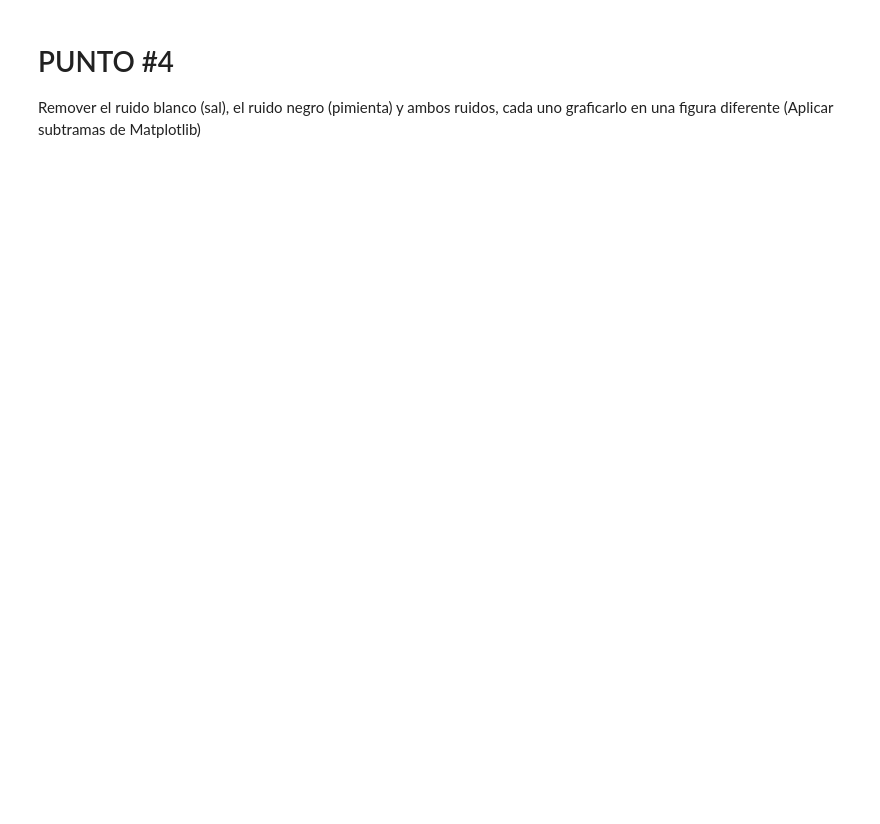
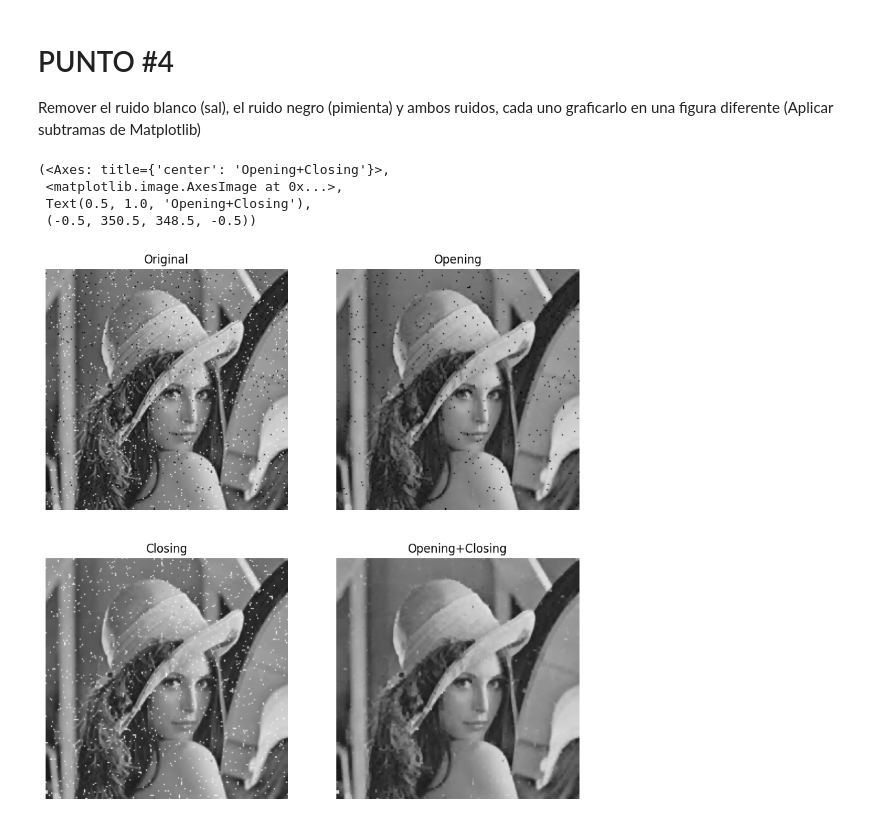
Before and after one commit to FelipeFerAl/ImageProcessing, a Jupyter notebook: Parcial1/ParcialImágenes.ipynb, the cells around one changed output. Cells and saved outputs as stored; diff of their text form; code cells hidden in the pictures; blank space fills up the shorter version.

```diff
--- a/Parcial1/ParcialImágenes.ipynb
+++ b/Parcial1/ParcialImágenes.ipynb
@@ -372,3 +376,21 @@ Ingrese la tolerancia en el radio de los círculos a buscar: 1
 # %% [markdown]
 # PUNTO #4
 Remover el ruido blanco (sal), el ruido negro (pimienta) y ambos ruidos, cada uno graficarlo en una figura diferente (Aplicar subtramas de Matplotlib)
+# %%
+lena_noise = mpimg.imread('ImageProcessing/Parcial1/lena_noise.png')
+
+im_open = cv2.morphologyEx(lena_noise, cv2.MORPH_OPEN, np.ones((3, 3), np.uint8))
+im_close = cv2.morphologyEx(lena_noise, cv2.MORPH_CLOSE, np.ones((3, 3), np.uint8))
+im_open_close = cv2.morphologyEx(im_close, cv2.MORPH_OPEN, np.ones((3, 3), np.uint8))
+
+pylab.figure(figsize=(10, 10))
+pylab.subplot(2,2,1), pylab.imshow(lena_noise), pylab.title("Original"), pylab.axis('off')
+pylab.subplot(2,2,2), pylab.imshow(im_open), pylab.title("Opening"), pylab.axis('off')
+pylab.subplot(2,2,3), pylab.imshow(im_close), pylab.title("Closing"), pylab.axis('off')
+pylab.subplot(2,2,4), pylab.imshow(im_open_close), pylab.title("Opening+Closing"), pylab.axis('off')
+# %% [output]
+(<Axes: title={'center': 'Opening+Closing'}>,
+ <matplotlib.image.AxesImage at 0x...>,
+ Text(0.5, 1.0, 'Opening+Closing'),
+ (-0.5, 350.5, 348.5, -0.5))
+[figure, added]
```
Also changed, not shown: parts of 4 cells of this notebook.
